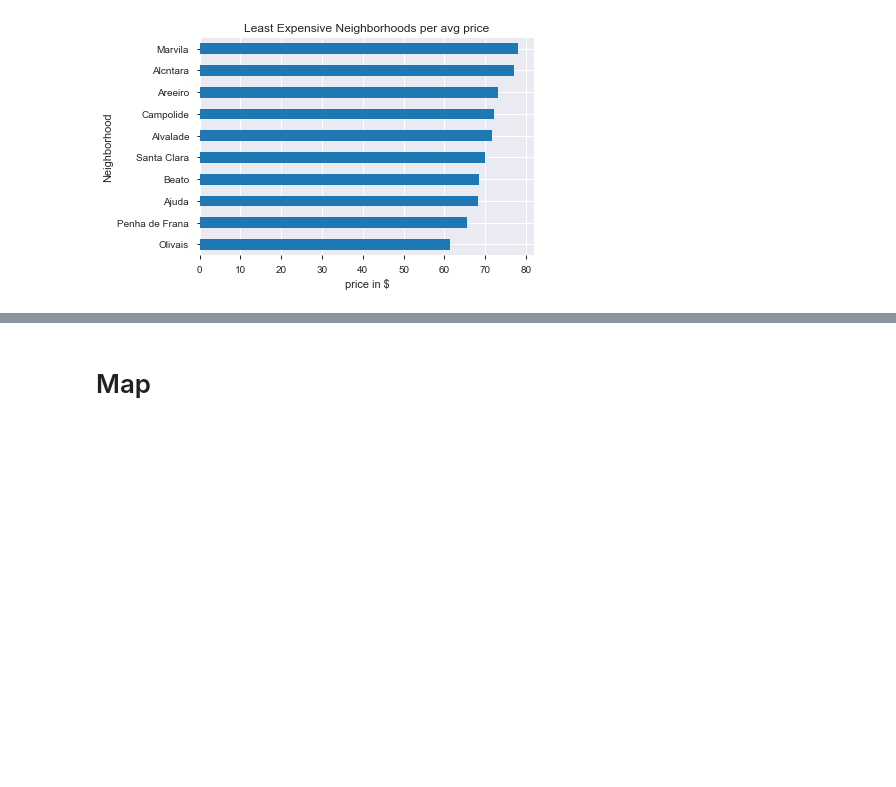
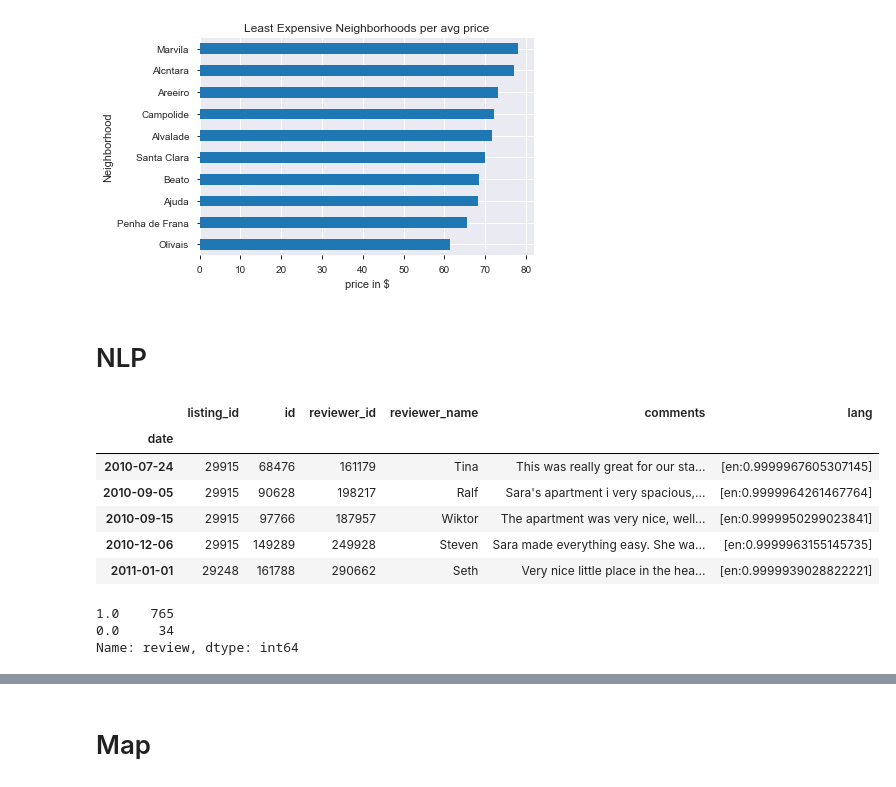
Before and after one commit to nonoumasy/Airbnb-Lisbon-Analysis, a Jupyter notebook: Lisbon Airbnb Data Analysis.ipynb, the cells around one changed output, grey strips where cells are left out. Cells and saved outputs as stored; diff of their text form; code cells hidden in the pictures; blank space fills up the shorter version.

```diff
--- a/Lisbon Airbnb Data Analysis.ipynb
+++ b/Lisbon Airbnb Data Analysis.ipynb
@@ -43,9 +50,10 @@ reviews = '/Users/nonoumasy/Google Drive/Colab Notebooks/airbnb_lisbon/reviews.c
 listings = '/Users/nonoumasy/Google Drive/Colab Notebooks/airbnb_lisbon/listings.csv'
 cal = '/Users/nonoumasy/Google Drive/Colab Notebooks/airbnb_lisbon/calendar.csv'
 
-listings_df = pd.read_csv(listings)
-reviews_df = pd.read_csv(reviews)
-cal_df = pd.read_csv(cal)
+listings_df = pd.read_csv(listings,)
+reviews_df = pd.read_csv(reviews,)
+cal_df = pd.read_csv(cal,)
+geo = pd.read_json(geo)
 
 #merge both dataframes
 df = pd.read_csv(listings)
@@ -308,3 +535,42 @@ plt.ylabel('Neighborhood')
 # %% [output]
 Text(0, 0.5, 'Neighborhood')
 [figure]
+# %% [markdown]
+# NLP
+# %%
+#apply detect_lang to detect language or comment
+reviews_df['lang'] = reviews_df.comments.apply(detect_langs)
+
+#convert list to string
+reviews_df['lang'] = [','.join(map(str, l)) for l in reviews_df['lang']]
+
+#split
+reviews_df['lang'] = reviews_df.lang.str.split(':', expand=True)[0]
+
+#number of words in comment section
+reviews_df['num_words'] = reviews_df.comments.apply(len)
+
+#get sentiment of each comment
+reviews_df['sentiment'] = reviews_df['comments'].apply(lambda x: TextBlob(x).sentiment)
+
+#split tuple of polarity and subjectivity
+reviews_df[['polarity', 'subjectivity']] = pd.DataFrame(reviews_df['sentiment'].tolist(), index=reviews_df.index)
+
+#convert sentiment to 0(bad review) or 1(good review) in review column
+reviews_df.loc[reviews_df.polarity < 0, 'review'] = 0
+reviews_df.loc[reviews_df.polarity > 0, 'review'] = 1
+# %% [output]
+|  | listing_id | id | reviewer_id | reviewer_name | comments | lang |
+| date |  |  |  |  |  |  |
+| 2010-07-24 | 29915 | 68476 | 161179 | Tina | This was really great for our sta... | [en:0.9999967605307145] |
+| 2010-09-05 | 29915 | 90628 | 198217 | Ralf | Sara's apartment i very spacious,... | [en:0.9999964261467764] |
+| 2010-09-15 | 29915 | 97766 | 187957 | Wiktor | The apartment was very nice, well... | [en:0.9999950299023841] |
+| 2010-12-06 | 29915 | 149289 | 249928 | Steven | Sara made everything easy. She wa... | [en:0.9999963155145735] |
+| 2011-01-01 | 29248 | 161788 | 290662 | Seth | Very nice little place in the hea... | [en:0.9999939028822221] |
+# %%
+#number of (1)good and (0)bad reviews
+reviews_df.review.value_counts()
+# %% [output]
+1.0    765
+0.0     34
+Name: review, dtype: int64
```
Also changed, not shown: parts of 39 cells of this notebook.
